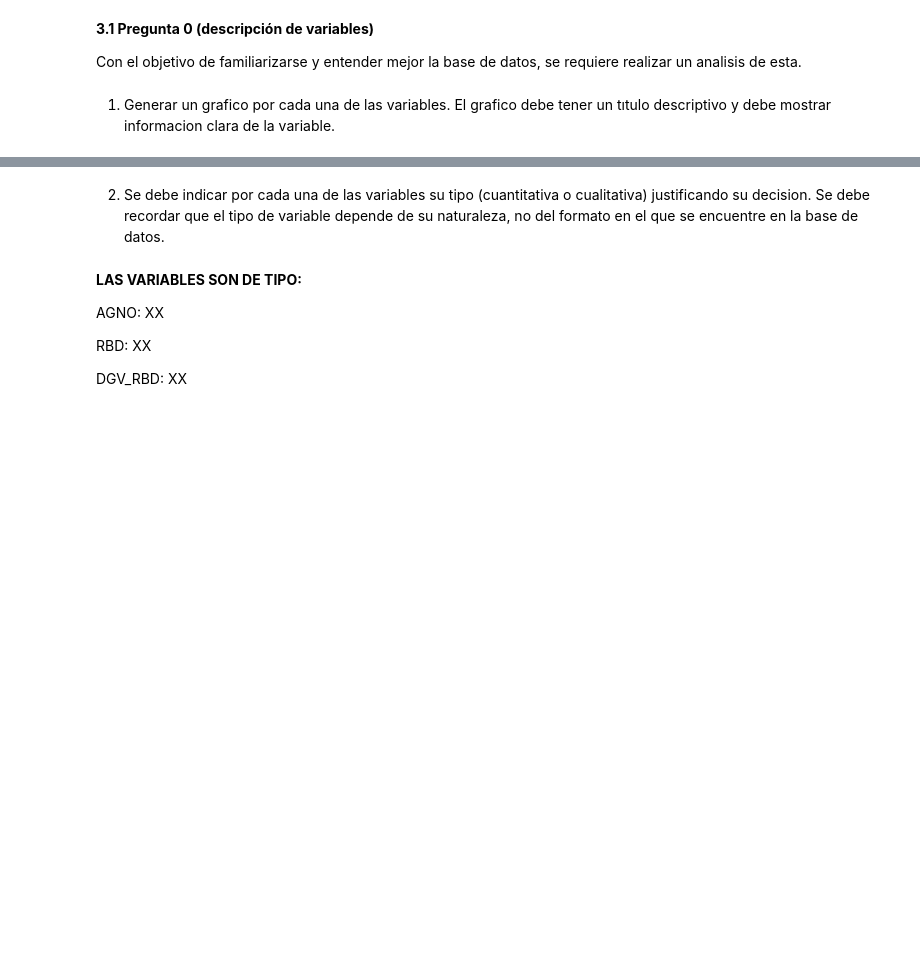
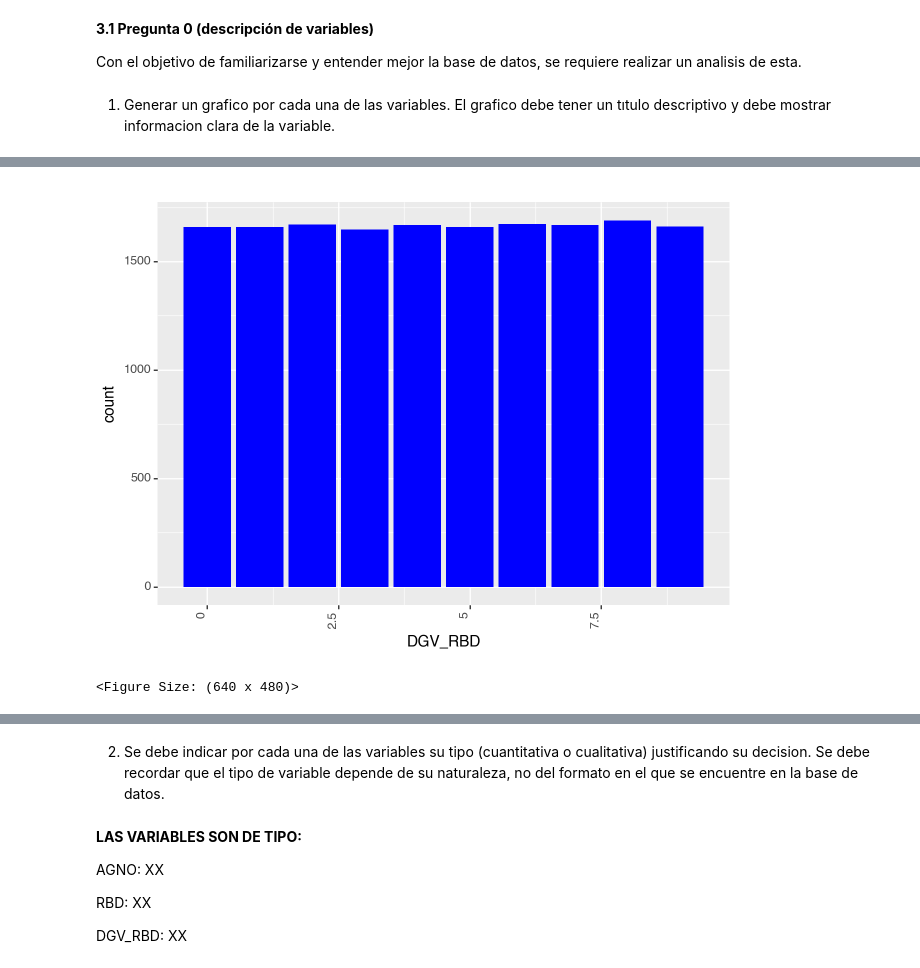
Before and after one commit to Dxeg0o/proyecto_cdd_2, a Jupyter notebook: proyecto.ipynb, the cells around one changed output, grey strips where cells are left out. Saved outputs shown, nothing was run; the diff lists cells and outputs as text; code cells hidden in the pictures; blank space fills up the shorter version.

```diff
--- a/proyecto.ipynb
+++ b/proyecto.ipynb
@@ -68,0 +89,9 @@ informacion clara de la variable.
+# %%
+#3
+(ggplot(df)+
+ aes(x="DGV_RBD",y="..count..")+
+ geom_bar(fill="blue")+
+ theme(axis_text_x=element_text(angle=90,hjust=1)))
+# %% [output]
+[figure, added]
+<Figure Size: (640 x 480)>
```
Also changed, not shown: parts of 4 cells of this notebook, 1 other file.
